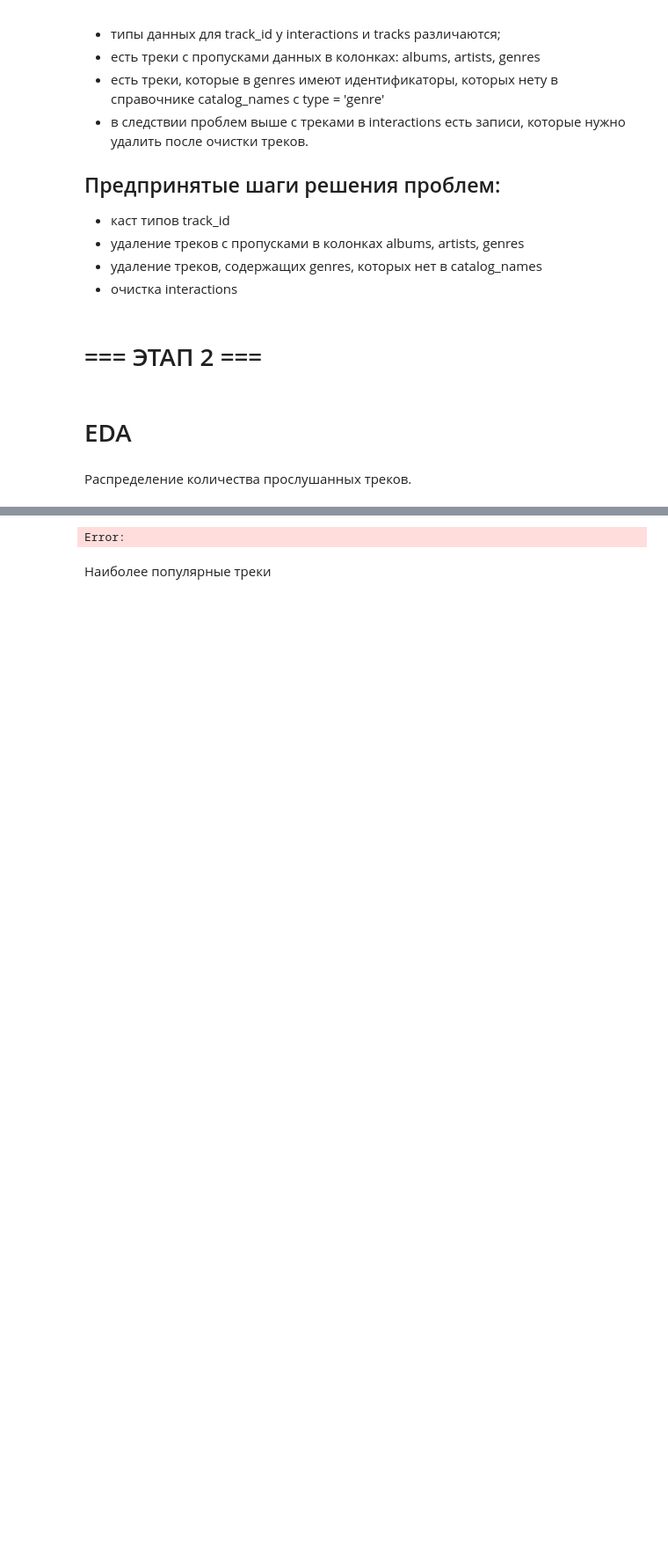
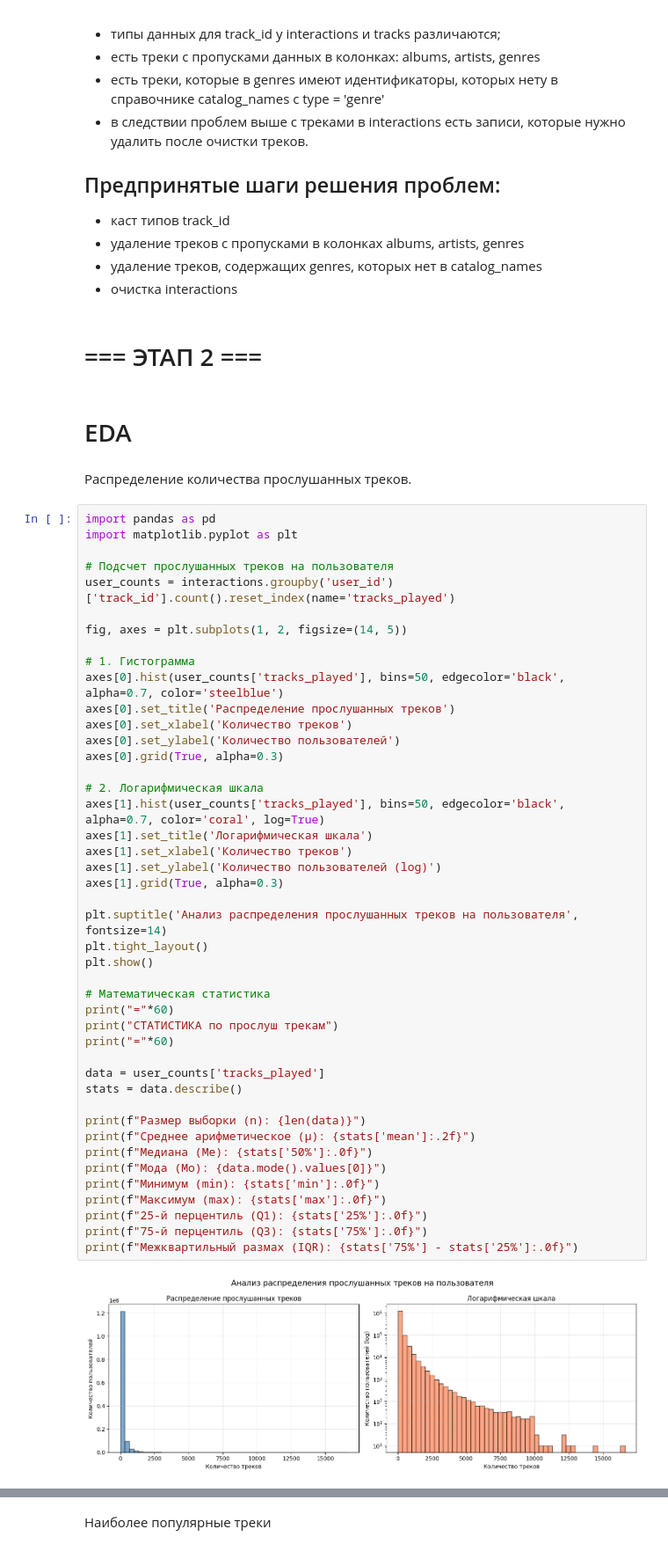
Before and after one commit to koranevskiy/mle-project-sprint-4-v001, a Jupyter notebook: recommendations.ipynb, the cells around one changed output, grey strips where cells are left out. Shown at 88% size. Cells and saved outputs as stored; diff of their text form; blank space fills up the shorter version.

```diff
--- a/recommendations.ipynb
+++ b/recommendations.ipynb
@@ -227,4 +227,48 @@ del no_genre_ids, album_ids, artist_ids, genre_id
 # %% [markdown]
 Распределение количества прослушанных треков.
 # %%
+import pandas as pd
+import matplotlib.pyplot as plt
+
+# Подсчет прослушанных треков на пользователя
+user_counts = interactions.groupby('user_id')['track_id'].count().reset_index(name='tracks_played')
+
+fig, axes = plt.subplots(1, 2, figsize=(14, 5))
+
+# 1. Гистограмма
+axes[0].hist(user_counts['tracks_played'], bins=50, edgecolor='black', alpha=0.7, color='steelblue')
+axes[0].set_title('Распределение прослушанных треков')
+axes[0].set_xlabel('Количество треков')
+axes[0].set_ylabel('Количество пользователей')
+axes[0].grid(True, alpha=0.3)
+
+# 2. Логарифмическая шкала
+axes[1].hist(user_counts['tracks_played'], bins=50, edgecolor='black', alpha=0.7, color='coral', log=True)
+axes[1].set_title('Логарифмическая шкала')
+axes[1].set_xlabel('Количество треков')
+axes[1].set_ylabel('Количество пользователей (log)')
+axes[1].grid(True, alpha=0.3)
+
+plt.suptitle('Анализ распределения прослушанных треков на пользователя', fontsize=14)
+plt.tight_layout()
+plt.show()
+
+# Математическая статистика
+print("="*60)
+print("СТАТИСТИКА по прослуш трекам")
+print("="*60)
+
+data = user_counts['tracks_played']
+stats = data.describe()
+
+print(f"Размер выборки (n): {len(data)}")
+print(f"Среднее арифметическое (μ): {stats['mean']:.2f}")
+print(f"Медиана (Me): {stats['50%']:.0f}")
+print(f"Мода (Mo): {data.mode().values[0]}")
+print(f"Минимум (min): {stats['min']:.0f}")
+print(f"Максимум (max): {stats['max']:.0f}")
+print(f"25-й перцентиль (Q1): {stats['25%']:.0f}")
+print(f"75-й перцентиль (Q3): {stats['75%']:.0f}")
+print(f"Межквартильный размах (IQR): {stats['75%'] - stats['25%']:.0f}")
 # %% [output]
+[figure, added]
@@ -232,4 +287,3 @@ Error:
-Error:
 # %% [markdown]
 Наиболее популярные треки
 # %%
```
Also changed, not shown: parts of 9 cells of this notebook, 2 other files.
